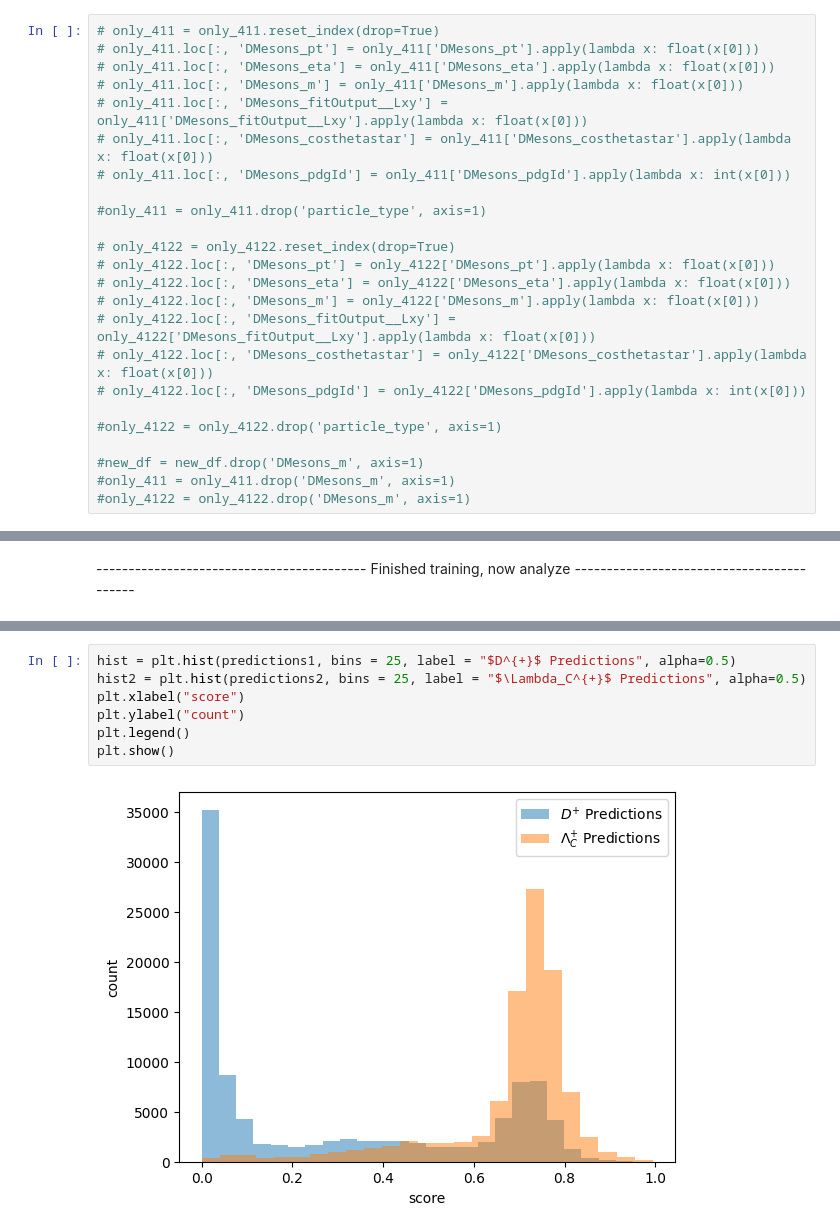
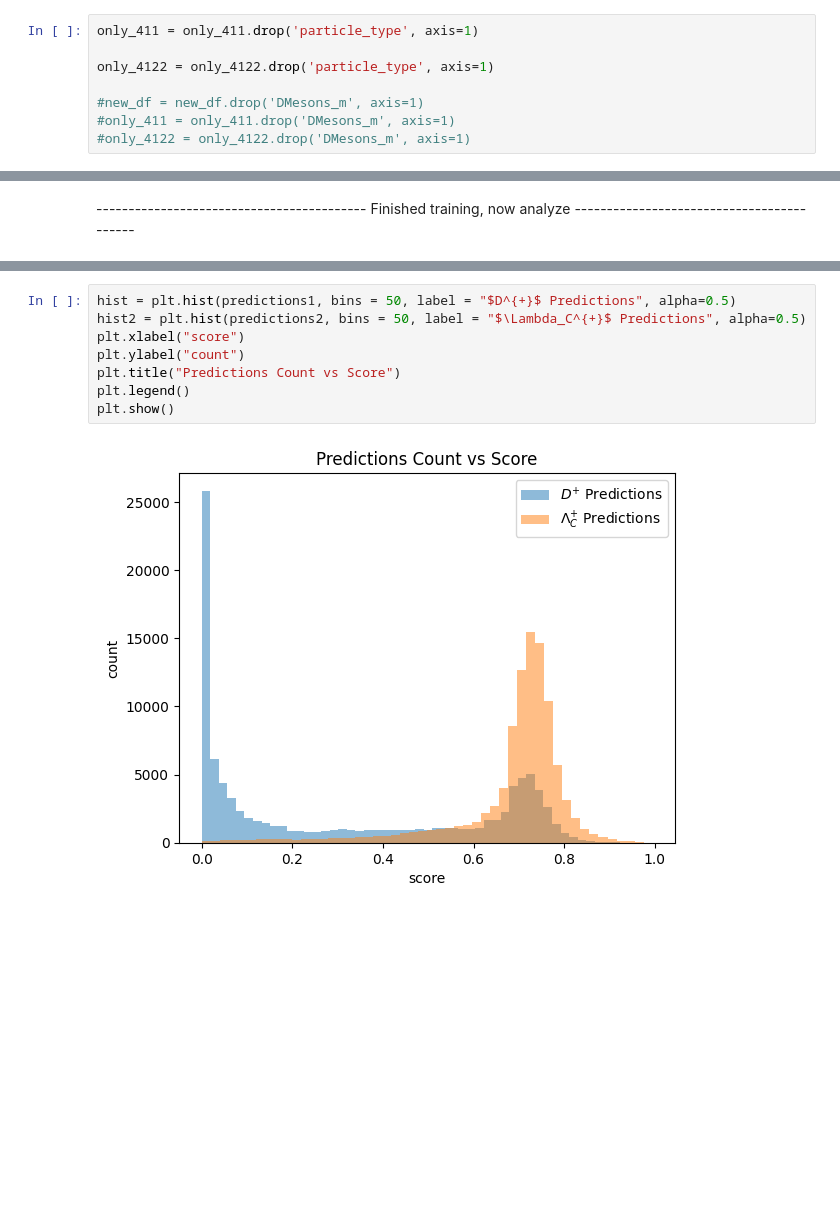
Before and after one commit to GitGup/ATLAS_DNN, a Jupyter notebook: MC_DNN.ipynb, the cells around one changed output, grey strips where cells are left out. Cells and saved outputs as stored; diff of their text form; blank space fills up the shorter version.

Commit message:
fixed pt normalized graph

```diff
--- a/MC_DNN.ipynb
+++ b/MC_DNN.ipynb
@@ -254,25 +242,9 @@ print(D, Lambda)
 # %% [output]
 846608 811534
 # %%
-# only_411 = only_411.reset_index(drop=True)
-# only_411.loc[:, 'DMesons_pt'] = only_411['DMesons_pt'].apply(lambda x: float(x[0]))
-# only_411.loc[:, 'DMesons_eta'] = only_411['DMesons_eta'].apply(lambda x: float(x[0]))
-# only_411.loc[:, 'DMesons_m'] = only_411['DMesons_m'].apply(lambda x: float(x[0]))
-# only_411.loc[:, 'DMesons_fitOutput__Lxy'] = only_411['DMesons_fitOutput__Lxy'].apply(lambda x: float(x[0]))
-# only_411.loc[:, 'DMesons_costhetastar'] = only_411['DMesons_costhetastar'].apply(lambda x: float(x[0]))
-# only_411.loc[:, 'DMesons_pdgId'] = only_411['DMesons_pdgId'].apply(lambda x: int(x[0]))
+only_411 = only_411.drop('particle_type', axis=1)
 
-#only_411 = only_411.drop('particle_type', axis=1)
-
-# only_4122 = only_4122.reset_index(drop=True)
-# only_4122.loc[:, 'DMesons_pt'] = only_4122['DMesons_pt'].apply(lambda x: float(x[0]))
-# only_4122.loc[:, 'DMesons_eta'] = only_4122['DMesons_eta'].apply(lambda x: float(x[0]))
-# only_4122.loc[:, 'DMesons_m'] = only_4122['DMesons_m'].apply(lambda x: float(x[0]))
-# only_4122.loc[:, 'DMesons_fitOutput__Lxy'] = only_4122['DMesons_fitOutput__Lxy'].apply(lambda x: float(x[0]))
-# only_4122.loc[:, 'DMesons_costhetastar'] = only_4122['DMesons_costhetastar'].apply(lambda x: float(x[0]))
-# only_4122.loc[:, 'DMesons_pdgId'] = only_4122['DMesons_pdgId'].apply(lambda x: int(x[0]))
-
-#only_4122 = only_4122.drop('particle_type', axis=1)
+only_4122 = only_4122.drop('particle_type', axis=1)
 
 #new_df = new_df.drop('DMesons_m', axis=1)
 #only_411 = only_411.drop('DMesons_m', axis=1)
@@ -736,13 +668,14 @@ Accuracy: 77.67%
 Name: DMesons_pdgId, Length: 200000, dtype: int64
 # %%
-hist = plt.hist(predictions1, bins = 25, label = "$D^{+}$ Predictions", alpha=0.5)
-hist2 = plt.hist(predictions2, bins = 25, label = "$\Lambda_C^{+}$ Predictions", alpha=0.5)
+hist = plt.hist(predictions1, bins = 50, label = "$D^{+}$ Predictions", alpha=0.5)
+hist2 = plt.hist(predictions2, bins = 50, label = "$\Lambda_C^{+}$ Predictions", alpha=0.5)
 plt.xlabel("score")
 plt.ylabel("count")
+plt.title("Predictions Count vs Score")
 plt.legend()
 plt.show()
 # %% [output]
-[figure, old version]
+[figure, new version]
 # %%
 from sklearn.metrics import roc_curve
 
```
Also changed, not shown: parts of 19 cells of this notebook.
